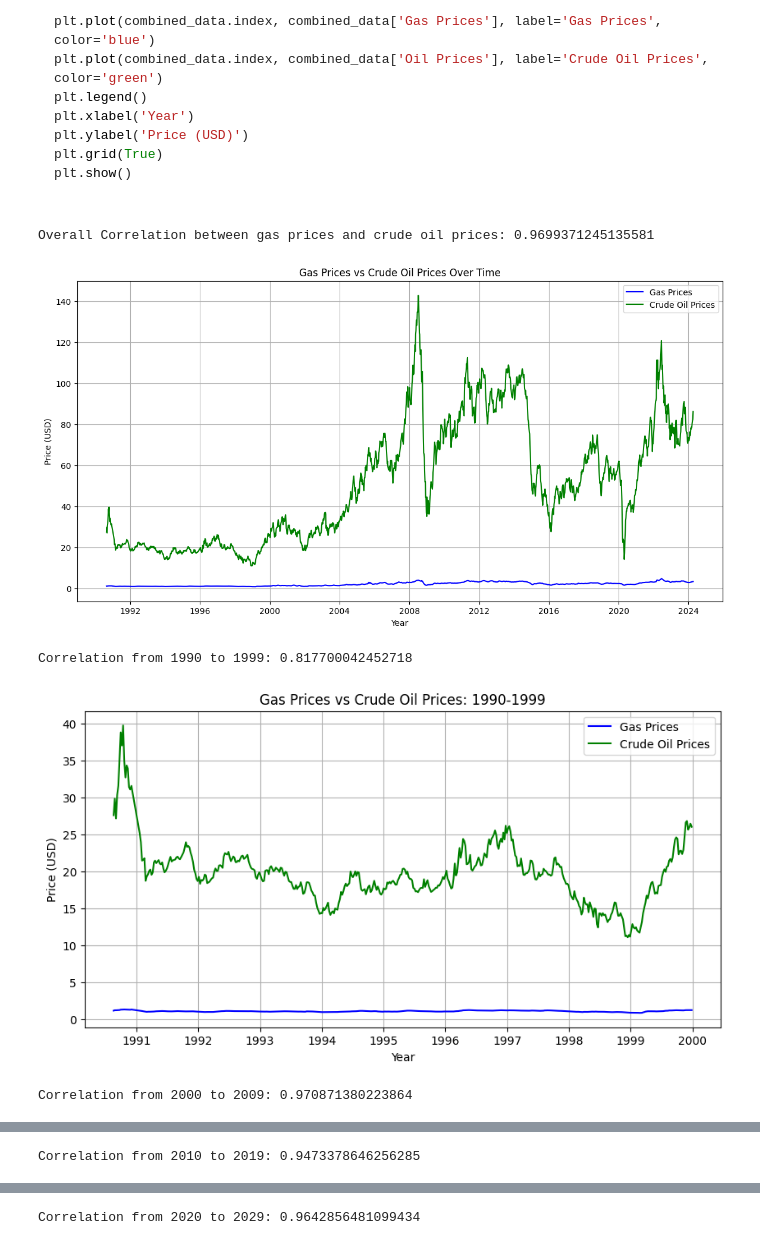
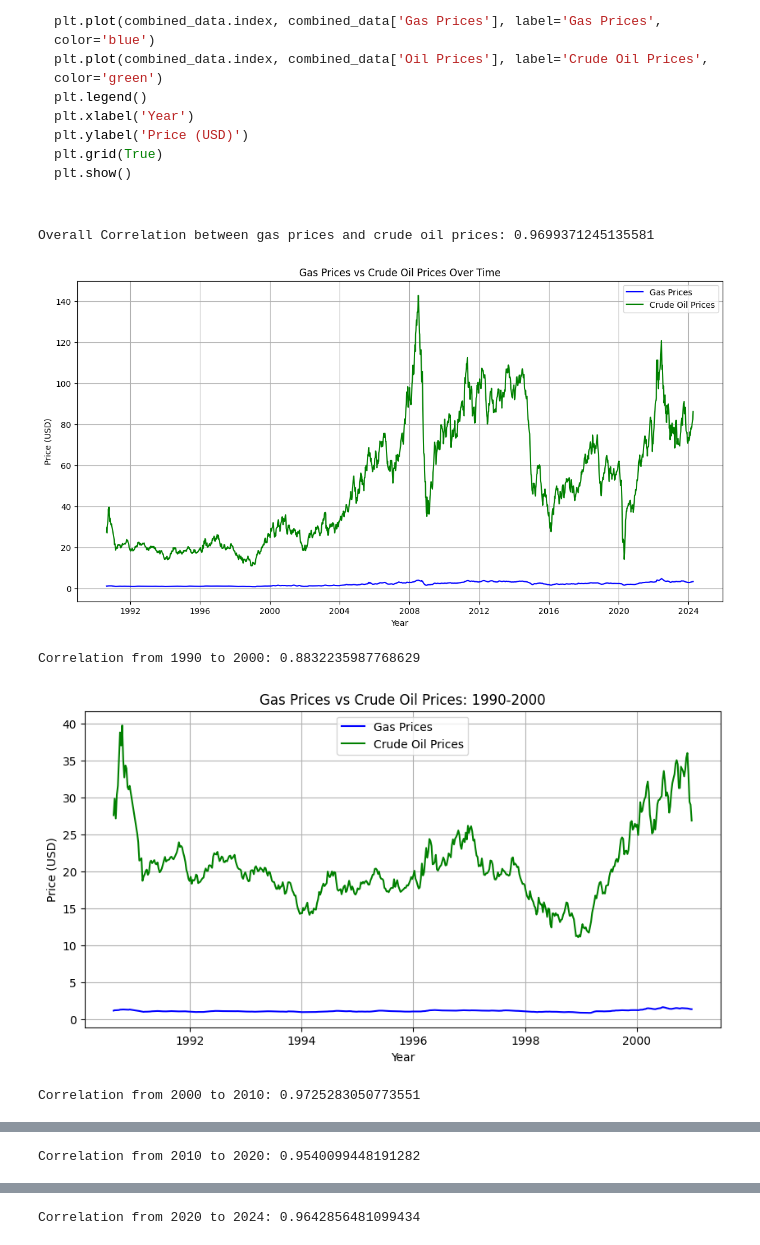
Before and after one commit to SatchelF/Data_Analysis_Project, a Jupyter notebook: crude_oil_vs_gas_prices.ipynb, the cells around one changed output, grey strips where cells are left out. Cells and saved outputs as stored; diff of their text form; code cells hidden in the pictures.

```diff
--- a/crude_oil_vs_gas_prices.ipynb
+++ b/crude_oil_vs_gas_prices.ipynb
@@ -66,7 +66,7 @@ gas_prices_path = "Data\Data1_Regular_Conventional.csv"
 gas_prices_data = pd.read_csv(gas_prices_path)
 gas_prices_data.columns = gas_prices_data.iloc[1]  # Set the second row as the column headers
 gas_prices_data = gas_prices_data[2:]  # Exclude the first two rows which are headers
-gas_prices_data['Date'] = pd.to_datetime(gas_prices_data['Date'])  # Convert the 'Date' column to datetime
+gas_prices_data['Date'] = pd.to_datetime(gas_prices_data['Date'], errors='coerce')  # Convert the 'Date' column to datetime
 gas_prices_data.set_index('Date', inplace=True)  # Set 'Date' as the index
 national_gas_prices = gas_prices_data['Weekly U.S. Regular Conventional Retail Gasoline Prices  (Dollars per Gallon)'].astype(float)
 
@@ -83,40 +83,47 @@ combined_data = pd.DataFrame({
     'Oil Prices': weekly_oil_prices
 }).dropna()
 
+# Ensure the data range is correct up to the present year
+present_year = pd.Timestamp.now().year
+combined_data = combined_data[:f'{present_year}']
+
 # Calculate the overall correlation
 correlation = combined_data.corr().iloc[0, 1]
 print("Overall Correlation between gas prices and crude oil prices:", correlation)
 
+# Plotting the overall data
 plt.figure(figsize=(14, 7))
 plt.title('Gas Prices vs Crude Oil Prices Over Time')
 plt.plot(combined_data.index, combined_data['Gas Prices'], label='Gas Prices', color='blue')
 plt.plot(combined_data.index, combined_data['Oil Prices'], label='Crude Oil Prices', color='green')
 plt.legend()
 plt.xlabel('Year')
 plt.ylabel('Price (USD)')
 plt.grid(True)
 plt.show()
 
-# Correlation by decades
 decade_starts = ['1990', '2000', '2010', '2020']
 for start in decade_starts:
-    decade_end = str(int(start) + 9)
-    decade_data = combined_data[start:decade_end]
+    if start == '2020':
+        end = '2024'
+    else:
+        end = str(int(start) + 10)
+    decade_data = combined_data[start:end]
     if not decade_data.empty:
         decade_correlation = decade_data.corr().iloc[0, 1]
-        print(f"Correlation from {start} to {decade_end}: {decade_correlation}")
+        print(f"Correlation from {start} to {end}: {decade_correlation}")
         plt.figure(figsize=(10, 5))
-        plt.title(f'Gas Prices vs Crude Oil Prices: {start}-{decade_end}')
+        plt.title(f'Gas Prices vs Crude Oil Prices: {start}-{end}')
         plt.plot(decade_data.index, decade_data['Gas Prices'], label='Gas Prices', color='blue')
         plt.plot(decade_data.index, decade_data['Oil Prices'], label='Crude Oil Prices', color='green')
         plt.legend()
         plt.xlabel('Year')
         plt.ylabel('Price (USD)')
         plt.grid(True)
         plt.show()
 # %% [output]
 Overall Correlation between gas prices and crude oil prices: 0.9699371245135581
 [figure]
-Correlation from 1990 to 1999: 0.817700042452718
+Correlation from 1990 to 2000: 0.8832235987768629
-[figure, old version]
+[figure, new version]
-Correlation from 2000 to 2009: 0.970871380223864
+Correlation from 2000 to 2010: 0.9725283050773551
@@ -124 +131 @@ Correlation from 2000 to 2009: 0.970871380223864
-Correlation from 2010 to 2019: 0.9473378646256285
+Correlation from 2010 to 2020: 0.9540099448191282
@@ -126,2 +133,2 @@ Correlation from 2010 to 2019: 0.9473378646256285
-Correlation from 2020 to 2029: 0.9642856481099434
+Correlation from 2020 to 2024: 0.9642856481099434
 [figure]
```
Also changed, not shown: parts of 1 cell of this notebook.
